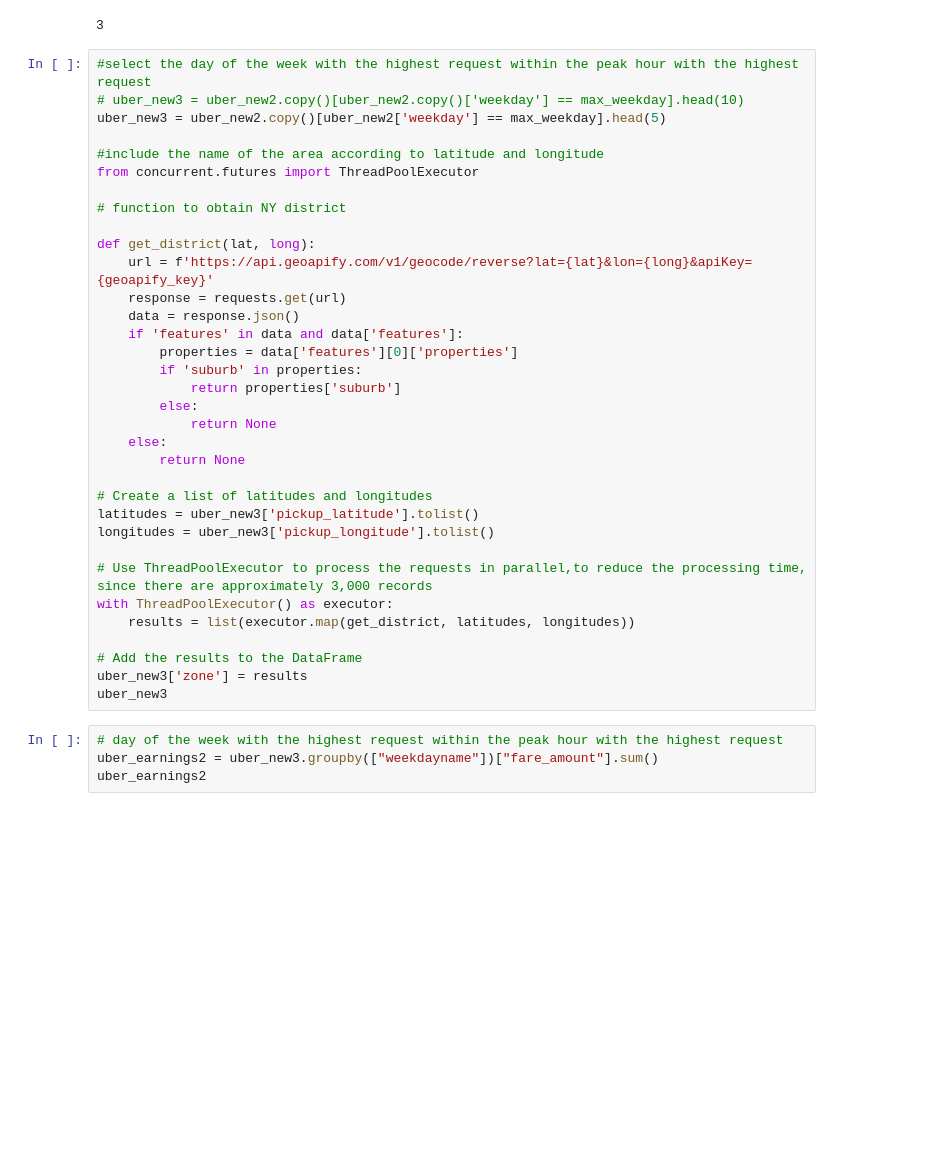
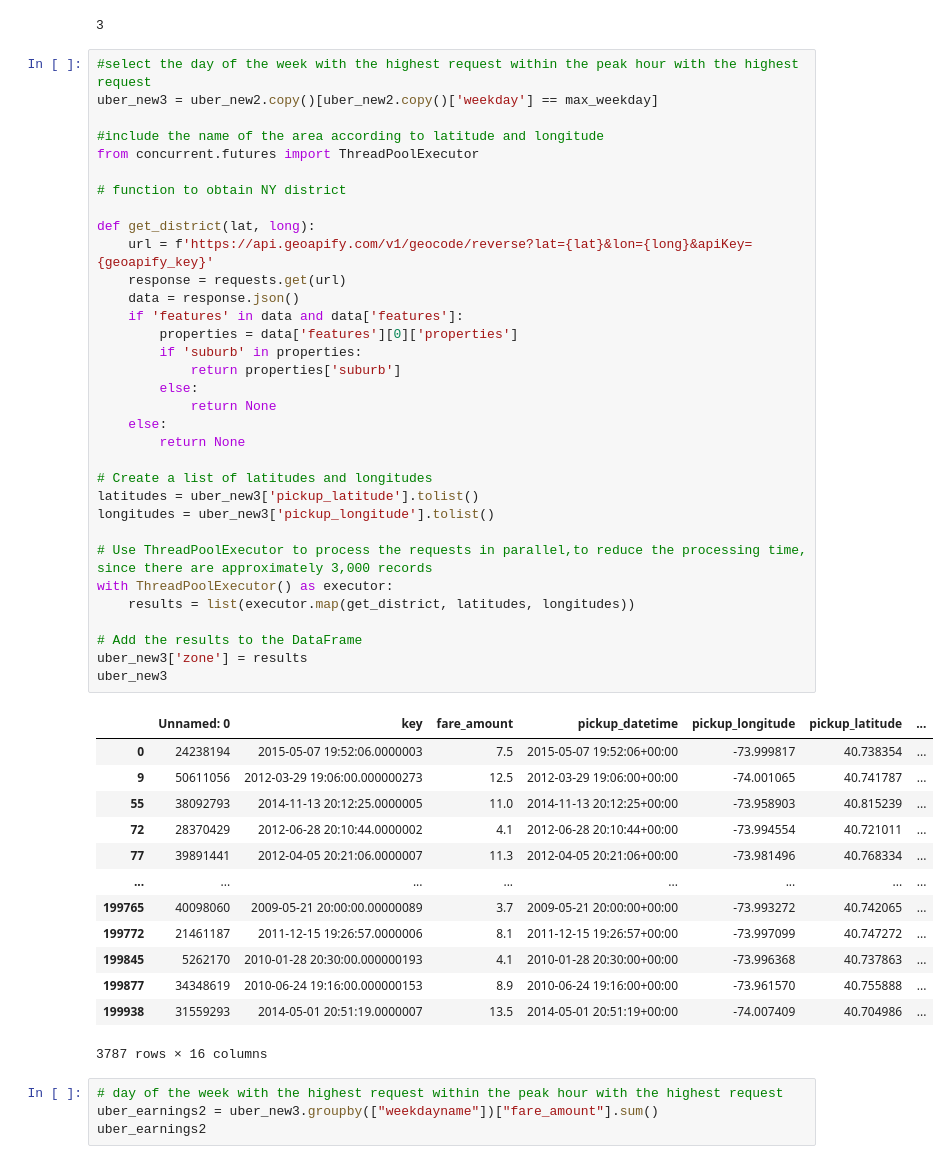
Before and after one commit to KevinZhuangC/project-1, a Jupyter notebook: project1-Group3.ipynb, the cells around one changed output. Saved outputs shown, nothing was run; the diff lists cells and outputs as text; blank space fills up the shorter version.

```diff
--- a/project1-Group3.ipynb
+++ b/project1-Group3.ipynb
@@ -525,38 +525,51 @@ print(max_weekday)
 3
 # %%
 #select the day of the week with the highest request within the peak hour with the highest request
-# uber_new3 = uber_new2.copy()[uber_new2.copy()['weekday'] == max_weekday].head(10)
-uber_new3 = uber_new2.copy()[uber_new2['weekday'] == max_weekday].head(5)
+uber_new3 = uber_new2.copy()[uber_new2.copy()['weekday'] == max_weekday]
 
 #include the name of the area according to latitude and longitude
 from concurrent.futures import ThreadPoolExecutor
 
 # function to obtain NY district
 
 def get_district(lat, long):
     url = f'https://api.geoapify.com/v1/geocode/reverse?lat={lat}&lon={long}&apiKey={geoapify_key}'
     response = requests.get(url)
     data = response.json()
     if 'features' in data and data['features']:
         properties = data['features'][0]['properties']
         if 'suburb' in properties:
             return properties['suburb']
         else:
             return None
     else:
         return None
 
 # Create a list of latitudes and longitudes
 latitudes = uber_new3['pickup_latitude'].tolist()
 longitudes = uber_new3['pickup_longitude'].tolist()
 
 # Use ThreadPoolExecutor to process the requests in parallel,to reduce the processing time, since there are approximately 3,000 records
 with ThreadPoolExecutor() as executor:
     results = list(executor.map(get_district, latitudes, longitudes))
 
 # Add the results to the DataFrame
 uber_new3['zone'] = results
 uber_new3
+# %% [output]
+|  | Unnamed: 0 | key | fare_amount | pickup_datetime | pickup_longitude | pickup_latitude | ... |
+| 0 | 24238194 | 2015-05-07 19:52:06.0000003 | 7.5 | 2015-05-07 19:52:06+00:00 | -73.999817 | 40.738354 | ... |
+| 9 | 50611056 | 2012-03-29 19:06:00.000000273 | 12.5 | 2012-03-29 19:06:00+00:00 | -74.001065 | 40.741787 | ... |
+| 55 | 38092793 | 2014-11-13 20:12:25.0000005 | 11.0 | 2014-11-13 20:12:25+00:00 | -73.958903 | 40.815239 | ... |
+| 72 | 28370429 | 2012-06-28 20:10:44.0000002 | 4.1 | 2012-06-28 20:10:44+00:00 | -73.994554 | 40.721011 | ... |
+| 77 | 39891441 | 2012-04-05 20:21:06.0000007 | 11.3 | 2012-04-05 20:21:06+00:00 | -73.981496 | 40.768334 | ... |
+| ... | ... | ... | ... | ... | ... | ... | ... |
+| 199765 | 40098060 | 2009-05-21 20:00:00.00000089 | 3.7 | 2009-05-21 20:00:00+00:00 | -73.993272 | 40.742065 | ... |
+| 199772 | 21461187 | 2011-12-15 19:26:57.0000006 | 8.1 | 2011-12-15 19:26:57+00:00 | -73.997099 | 40.747272 | ... |
+| 199845 | 5262170 | 2010-01-28 20:30:00.000000193 | 4.1 | 2010-01-28 20:30:00+00:00 | -73.996368 | 40.737863 | ... |
+| 199877 | 34348619 | 2010-06-24 19:16:00.000000153 | 8.9 | 2010-06-24 19:16:00+00:00 | -73.961570 | 40.755888 | ... |
+| 199938 | 31559293 | 2014-05-01 20:51:19.0000007 | 13.5 | 2014-05-01 20:51:19+00:00 | -74.007409 | 40.704986 | ... |
+3787 rows × 16 columns
 # %%
 # day of the week with the highest request within the peak hour with the highest request
 uber_earnings2 = uber_new3.groupby(["weekdayname"])["fare_amount"].sum()
```
Also changed, not shown: parts of 12 cells of this notebook, 9 other files.
